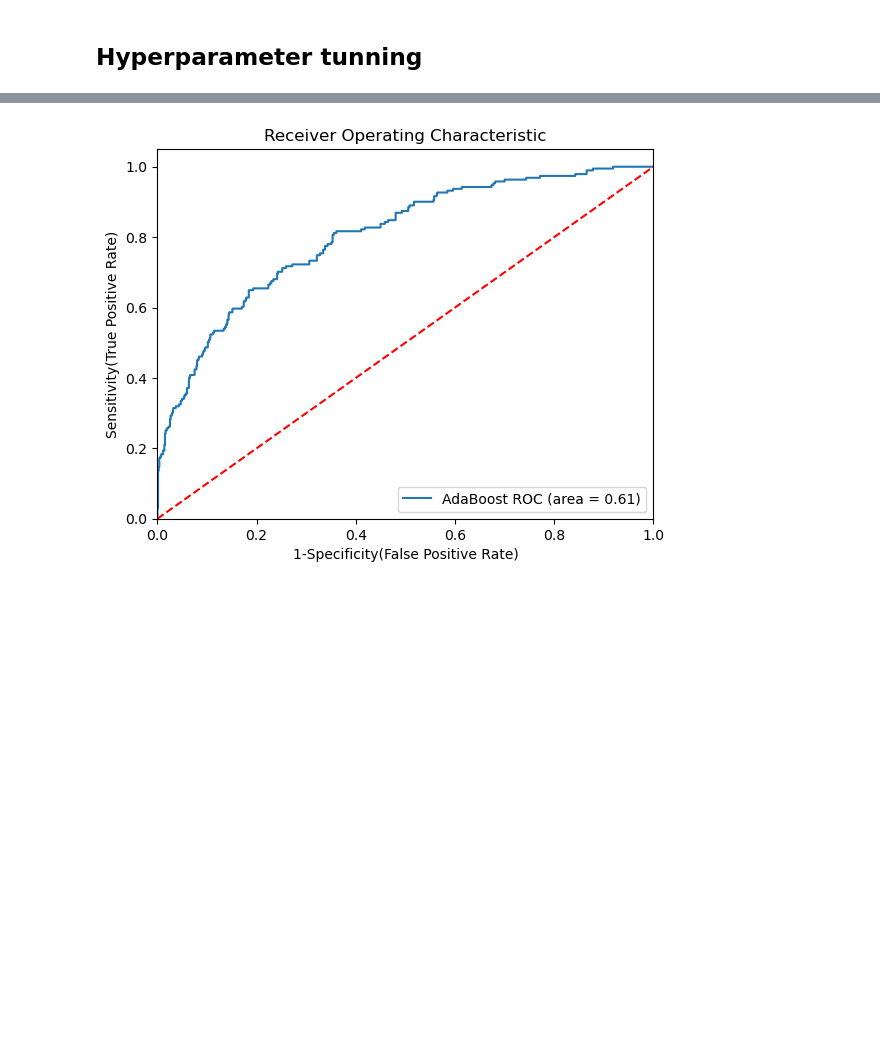
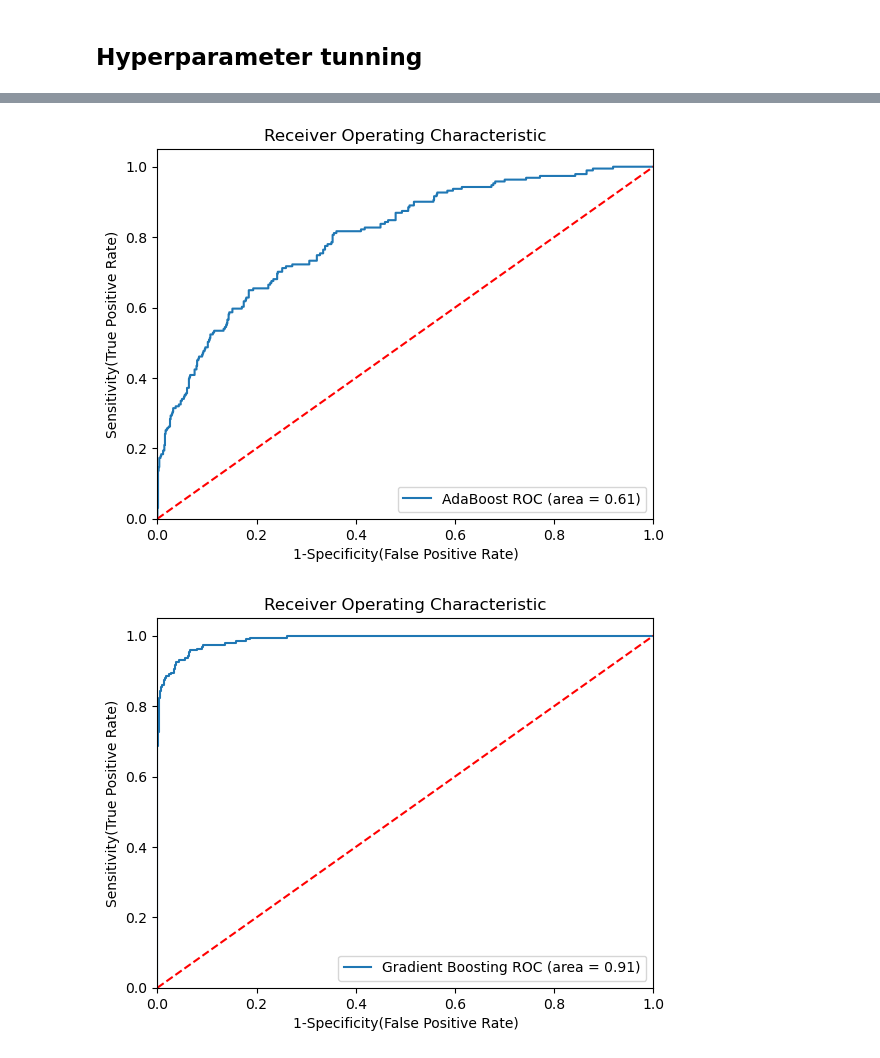
Before and after one commit to diegoagd10/machine-learning-knoweldge-base, a Jupyter notebook: boosting-implementation.ipynb, the cells around one changed output, grey strips where cells are left out. Drawn from its saved outputs; the diff is of its cells as text; code cells hidden in the pictures; blank space fills up the shorter version.

Commit message:
Adding gradient boosting implementation

```diff
--- a/adaboost-implementation.ipynb
+++ b/boosting-implementation.ipynb
@@ -302,6 +303,7 @@ from sklearn.metrics import accuracy_score, classification_report, ConfusionMatr
 # %%
 models = {
     'AdaBoost': AdaBoostClassifier(),
+    'Gradient Boosting': GradientBoostingClassifier(),
     'Logistic Regression': LogisticRegression(),
     'Decision Tree': DecisionTreeClassifier(),
     'Random Forest': RandomForestClassifier()
@@ -378,10 +380,19 @@ rf_params = {
     'n_estimators': [50, 60, 70, 80, 90],
     'algorithm': ['SAMME', 'SAMME.R']
 }
+
+gb_params = {
+    'loss': ['log_loss', 'deviance', 'exponential'],
+    'min_samples_split': [2, 3, 4, 5, 6],
+    'n_estimators': [100, 200, 500],
+    'criterion': ['friedman_mse', 'squared_error', 'mse'],
+    'max_depth': [5, 8, 15, None, 10]
+}
 # %%
 # Models list for Hyperparameter tuning
 randomcv_models = [
-    ('Adaboost', AdaBoostClassifier(), rf_params)
+    ('Adaboost', AdaBoostClassifier(), rf_params),
+    ('Gradient Boosting', GradientBoostingClassifier(), gb_params)
 ]
 # %%
 from sklearn.model_selection import RandomizedSearchCV
@@ -435,6 +446,7 @@ Fitting 3 folds for each of 10 candidates, totalling 30 fits
 # %%
 models = {
     'AdaBoost': AdaBoostClassifier(n_estimators=80, algorithm='SAMME'),
+    'Gradient Boosting': GradientBoostingClassifier(n_estimators=500, min_samples_split=5, max_depth=10, loss='log_loss', criterion='friedman_mse'),
 }
 
 for i in range(len(list(models))):
@@ -507,30 +521,36 @@ plt.figure()
 
 # Add the models to the list that you want to view on the ROC plot
 auc_models = [
     {
         'label': 'AdaBoost',
         'model': AdaBoostClassifier(n_estimators=100, learning_rate=1.0, algorithm='SAMME'),
         'auc': 0.6102
+    },
+    {
+        'label': 'Gradient Boosting',
+        'model': GradientBoostingClassifier(n_estimators=500, min_samples_split=5, max_depth=10, loss='log_loss', criterion='friedman_mse'),
+        'auc': 0.9052
     }
 ]
 
 # Create Loop through models to plot ROC curve
 for algo in auc_models:
     model = algo['model']
     model.fit(X_train, y_train)
     # Compute False positive rate, True positive rate
     fpr, tpr, thresholds = roc_curve(y_test, model.predict_proba(X_test)[:,1])
     # Calculate Area under the curve to display on the plot
     plt.plot(fpr, tpr, label='%s ROC (area = %0.2f)' % (algo['label'], algo['auc']))
     # Custom settings for the plot
     plt.plot([0, 1], [0, 1],'r--')
     plt.xlim([0.0, 1.0])
     plt.ylim([0.0, 1.05])
     plt.xlabel('1-Specificity(False Positive Rate)')
     plt.ylabel('Sensitivity(True Positive Rate)')
     plt.title('Receiver Operating Characteristic')
     plt.legend(loc="lower right")
     plt.savefig('auc.png')
     plt.show()
 # %% [output]
 [figure]
+[figure, added]
```
Also changed, not shown: parts of 4 cells of this notebook, 1 other file.
